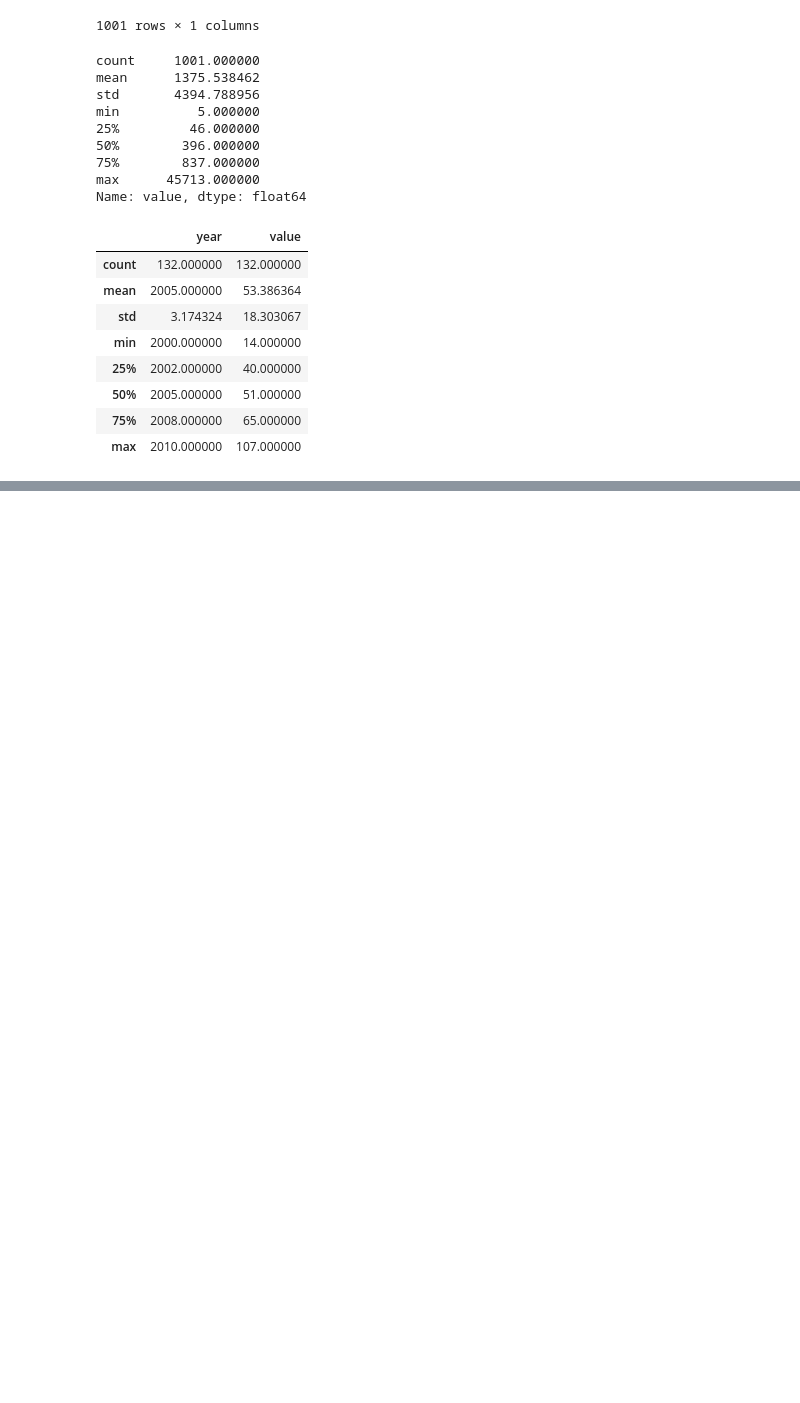
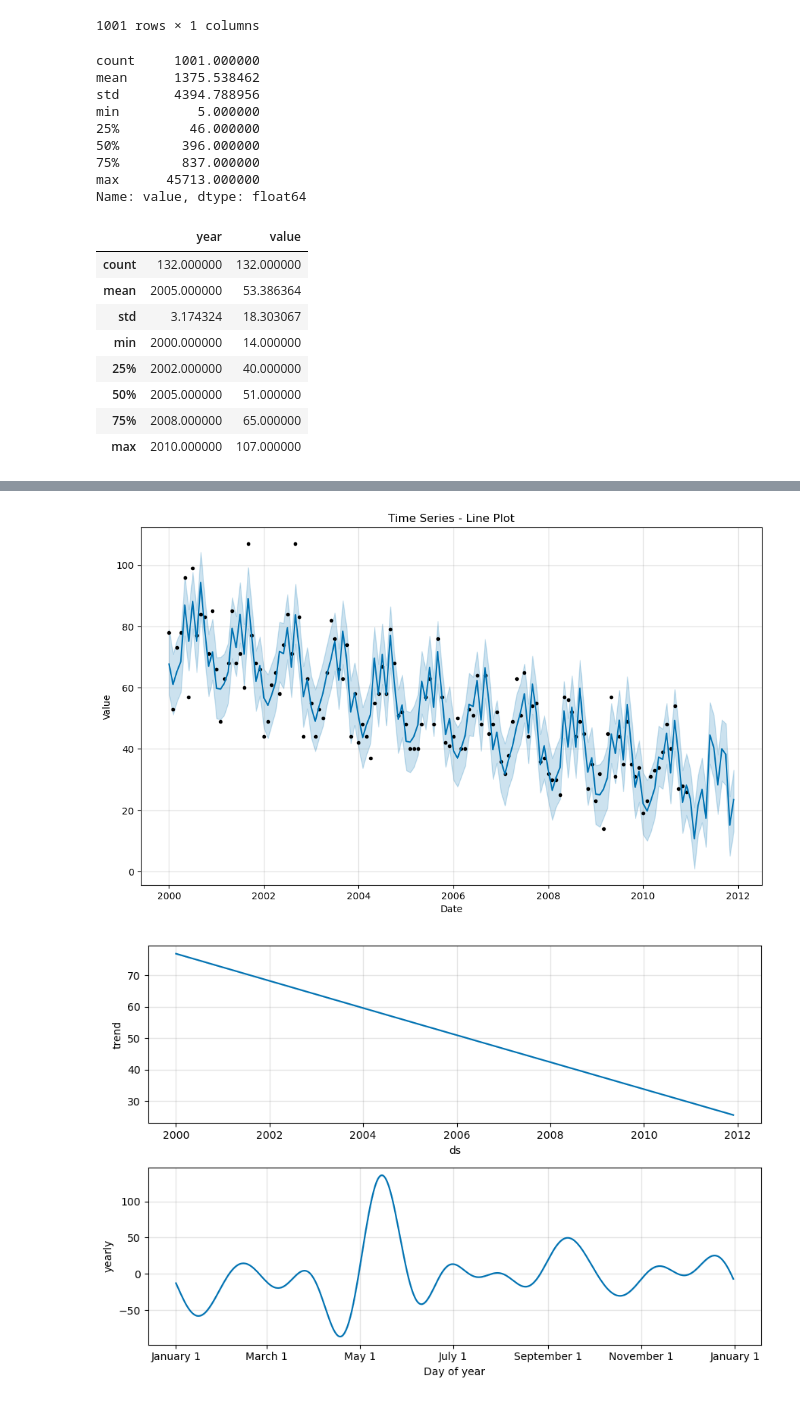
Before and after one commit to ravil-gasanov/dps-challenge, a Jupyter notebook: notebooks/eda.ipynb, the cells around one changed output, grey strips where cells are left out. Cells and saved outputs as stored; diff of their text form; code cells hidden in the pictures; blank space fills up the shorter version.

```diff
--- a/notebooks/eda.ipynb
+++ b/notebooks/eda.ipynb
@@ -171,0 +193,43 @@ subset_eda_df.describe()
+# %%
+from prophet import Prophet
+from statsmodels.graphics.tsaplots import plot_acf, plot_pacf
+
+# Convert the 'ds' column to datetime if it's not already in the correct format
+data = pd.DataFrame()
+data['ds'] = subset_eda_df['date']
+data['y'] = subset_eda_df['value']
+
+# Sort the data by date in ascending order
+data = data.sort_values('ds')
+
+# Initialize the Prophet model
+model = Prophet()
+
+# Fit the model to the data
+model.fit(data)
+
+# Create a future DataFrame for prediction
+future = model.make_future_dataframe(periods=12, freq='M')
+
+# Generate the predictions
+forecast = model.predict(future)
+
+# Line Plot
+model.plot(forecast, xlabel='Date', ylabel='Value')
+plt.title('Time Series - Line Plot')
+plt.show()
+
+# Seasonal Decomposition Plot
+model.plot_components(forecast)
+plt.show()
+
+# ACF Plot
+plot_acf(data['y'], lags=20)
+plt.title('Autocorrelation Function (ACF) Plot')
+plt.show()
+
+# PACF Plot
+plot_pacf(data['y'], lags=20)
+plt.title('Partial Autocorrelation Function (PACF) Plot')
+plt.show()
+# %% [output]
@@ -171,0 +238,2 @@ subset_eda_df.describe()
+[figure, added]
+[figure, added]
```
Also changed, not shown: parts of 4 cells of this notebook.
